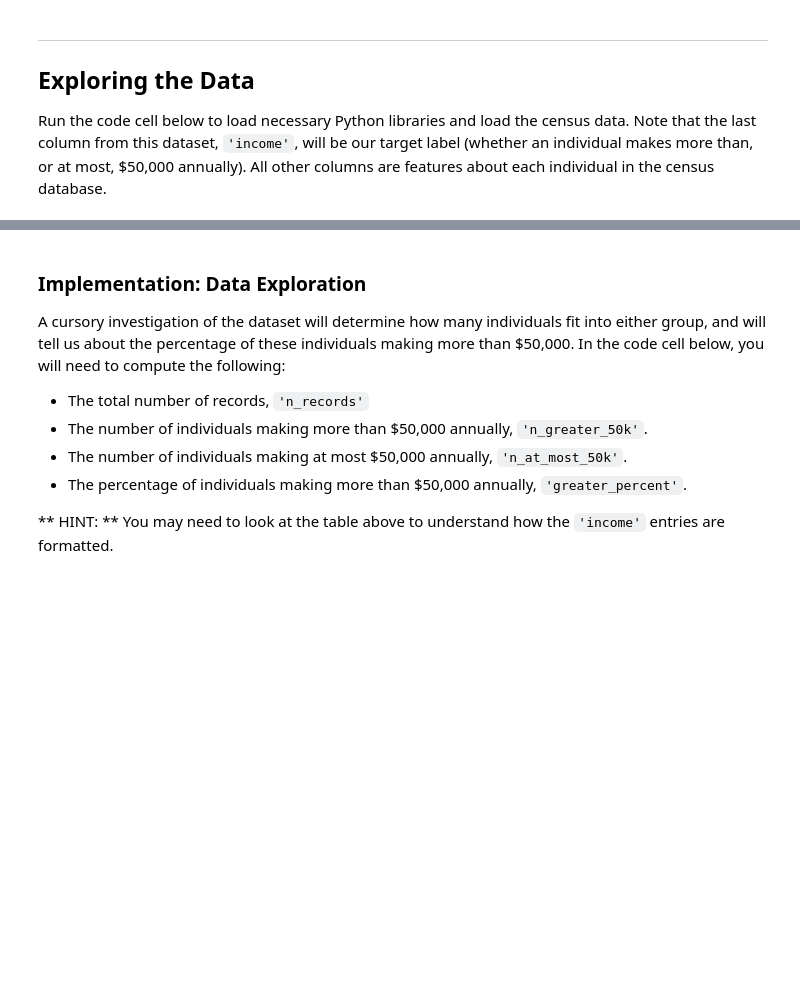
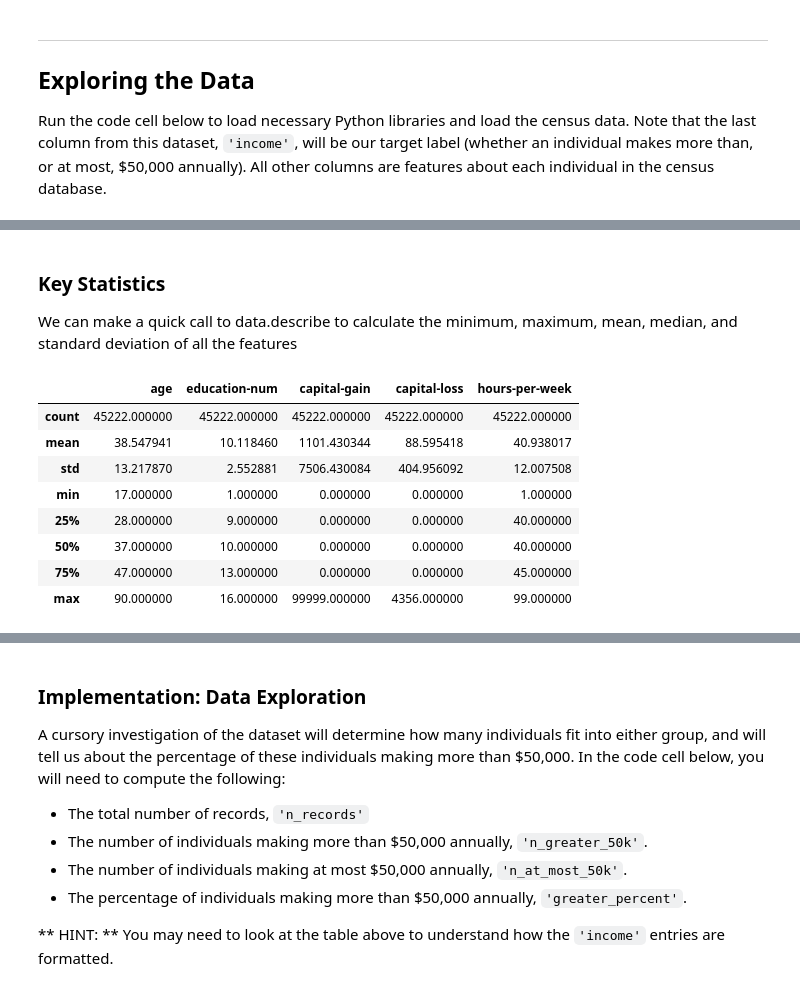
Before and after one commit to hsherwoodcoombs/Machine-Learning, a Jupyter notebook: projects/finding_donors/finding_donors.ipynb, the cells around one changed output, grey strips where cells are left out. Saved outputs shown, nothing was run; the diff lists cells and outputs as text; code cells hidden in the pictures; blank space fills up the shorter version.

```diff
--- a/projects/finding_donors/finding_donors.ipynb
+++ b/projects/finding_donors/finding_donors.ipynb
@@ -46,3 +46,18 @@ display(data.head(n=2))
 |  | age | workclass | education_level | education-num | marital-status | occupation | relationship | race | ... |
 | 0 | 39 | State-gov | Bachelors | 13.0 | Never-married | Adm-clerical | Not-in-family | White | ... |
 | 1 | 50 | Self-emp-not-inc | Bachelors | 13.0 | Married-civ-spouse | Exec-managerial | Husband | White | ... |
+# %% [markdown]
+### Key Statistics
+We can make a quick call to data.describe to calculate the minimum, maximum, mean, median, and standard deviation of all the features
+# %%
+data.describe()
+# %% [output]
+|  | age | education-num | capital-gain | capital-loss | hours-per-week |
+| count | 45222.000000 | 45222.000000 | 45222.000000 | 45222.000000 | 45222.000000 |
+| mean | 38.547941 | 10.118460 | 1101.430344 | 88.595418 | 40.938017 |
+| std | 13.217870 | 2.552881 | 7506.430084 | 404.956092 | 12.007508 |
+| min | 17.000000 | 1.000000 | 0.000000 | 0.000000 | 1.000000 |
+| 25% | 28.000000 | 9.000000 | 0.000000 | 0.000000 | 40.000000 |
+| 50% | 37.000000 | 10.000000 | 0.000000 | 0.000000 | 40.000000 |
+| 75% | 47.000000 | 13.000000 | 0.000000 | 0.000000 | 45.000000 |
+| max | 90.000000 | 16.000000 | 99999.000000 | 4356.000000 | 99.000000 |
```
Also changed, not shown: parts of 9 cells of this notebook.
